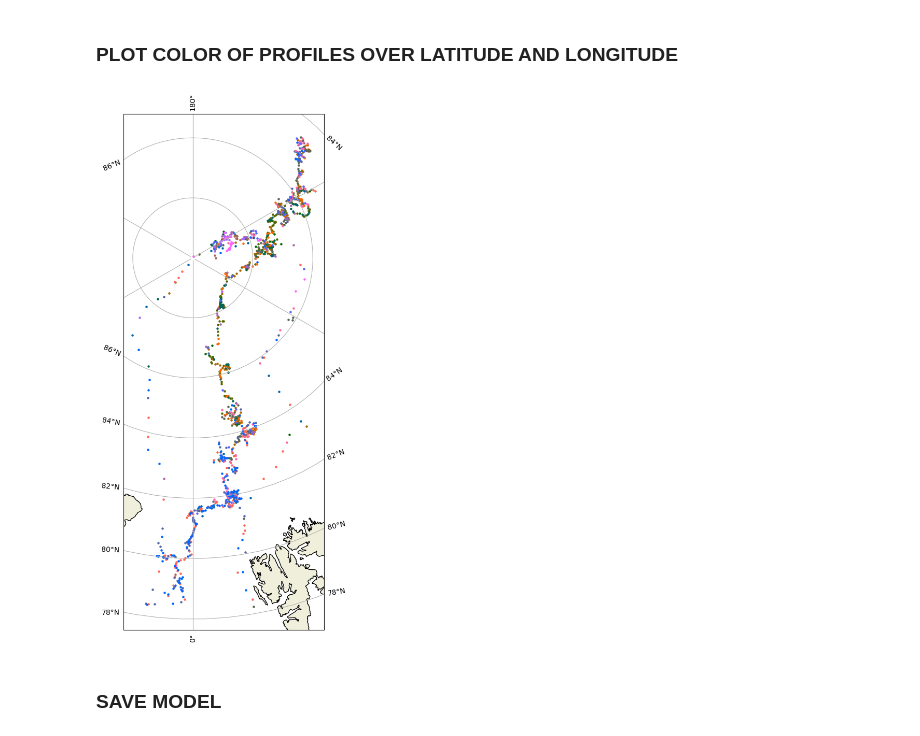
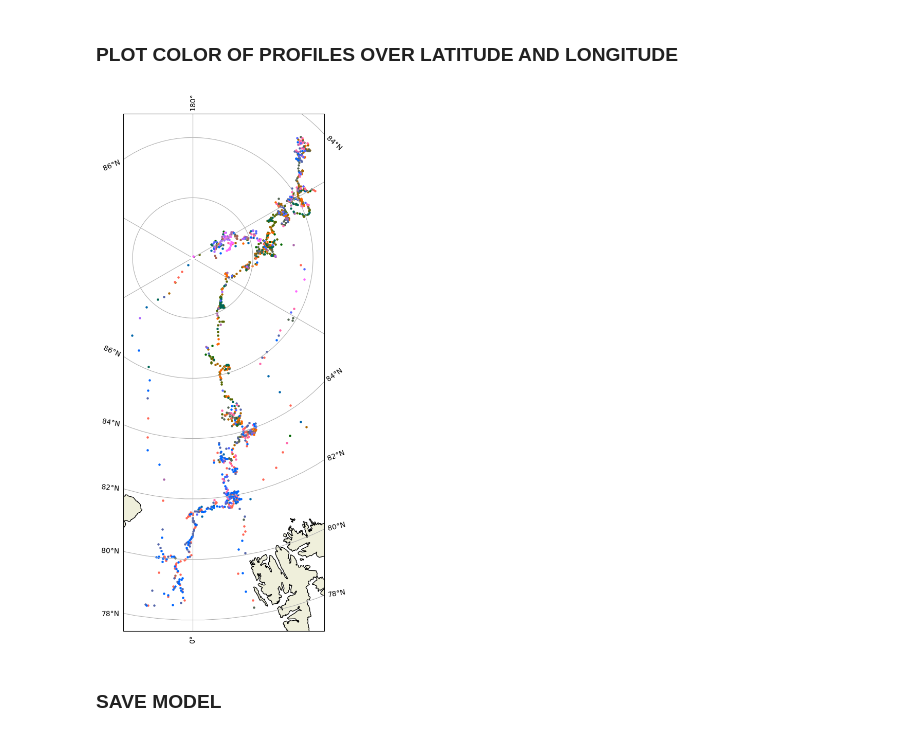
Before and after one commit to charrelju/M1_Internship_MET_Norway, a Jupyter notebook: ERA5_MOSAIC_SOM_RH.ipynb, the cells around one changed output. Drawn from its saved outputs; the diff is of its cells as text; code cells hidden in the pictures.

```diff
--- a/ERA5_MOSAIC_SOM_RH.ipynb
+++ b/ERA5_MOSAIC_SOM_RH.ipynb
@@ -439,38 +439,38 @@ plt.savefig(path_fig+'ERA5_MOSAIC_bias_rh_'+str(x*y)+'_s'+str(sigma)+'_lt'+str(l
 # %% [markdown]
 ### PLOT COLOR OF PROFILES OVER LATITUDE AND LONGITUDE
 # %%
-plt.figure(figsize=(5,13)) #10x20 stereo , #20x20 lambert
+fig = plt.figure(figsize=(5,11)) #10x20 stereo , #20x20 lambert
 ax = plt.axes(projection=cartopy.crs.Stereographic(central_latitude = 90, central_longitude = 0))
 #ax = plt.axes(projection=ccrs.NorthPolarStereo(central_longitude=0.0, globe=None))
 #ax = plt.axes(projection=cartopy.crs.LambertConformal(central_longitude = 0, central_latitude = 90))
 
 ax.gridlines(draw_labels=True, x_inline=False, y_inline=False)
 ax.add_feature(cartopy.feature.LAND, zorder=0, edgecolor='black')
 #ax.set_extent([mosaic_lon.min(), mosaic_lon.max(), mosaic_lat.min(), mosaic_lat.max()], crs=cartopy.crs.PlateCarree())
 
 lat_neuron_list = {}
 lon_neuron_list = {}
 n=0 ; count=0
 for i in range(0,x):
     for j in range(0,y):
         neuron_name = 'neuron_'+str(i)+'_'+str(j)
         lat_neuron_list[neuron_name] = []
         lat_neuron_list[neuron_name] = []
         indices = find_indices(winner_list, (i,j))
         lat_neuron = [mosaic_lat[ind] for ind in indices]
         lon_neuron = [mosaic_lon[ind] for ind in indices]
         lat_neuron_list[neuron_name] = lat_neuron
         lon_neuron_list[neuron_name] = lon_neuron
         for p in range(0,len(lat_neuron_list[neuron_name])) :
             plt.scatter(lon_neuron_list[neuron_name][p][0], lat_neuron_list[neuron_name][p][0], marker='o', s=5, color=(red[j], 0.4, blue[i]), transform=cartopy.crs.PlateCarree())
             count = count+1
         n=n+1
 
-
+fig.tight_layout()
 path_fig = '/lustre/storeB/users/justinec/master_internship/figures/era5_mosaic_SOM/'
 plt.savefig(path_fig+'ERA5_MOSAIC_bias_rh_'+str(x*y)+'_s'+str(sigma)+'_lt'+str(learning_rate)+'_i'+str(iterations)+'_map.png',dpi=300)
 # %% [output]
-[figure, old version]
+[figure, new version]
 # %% [markdown]
 ### SAVE MODEL
 # %%
```
Also changed, not shown: 4 other files.
